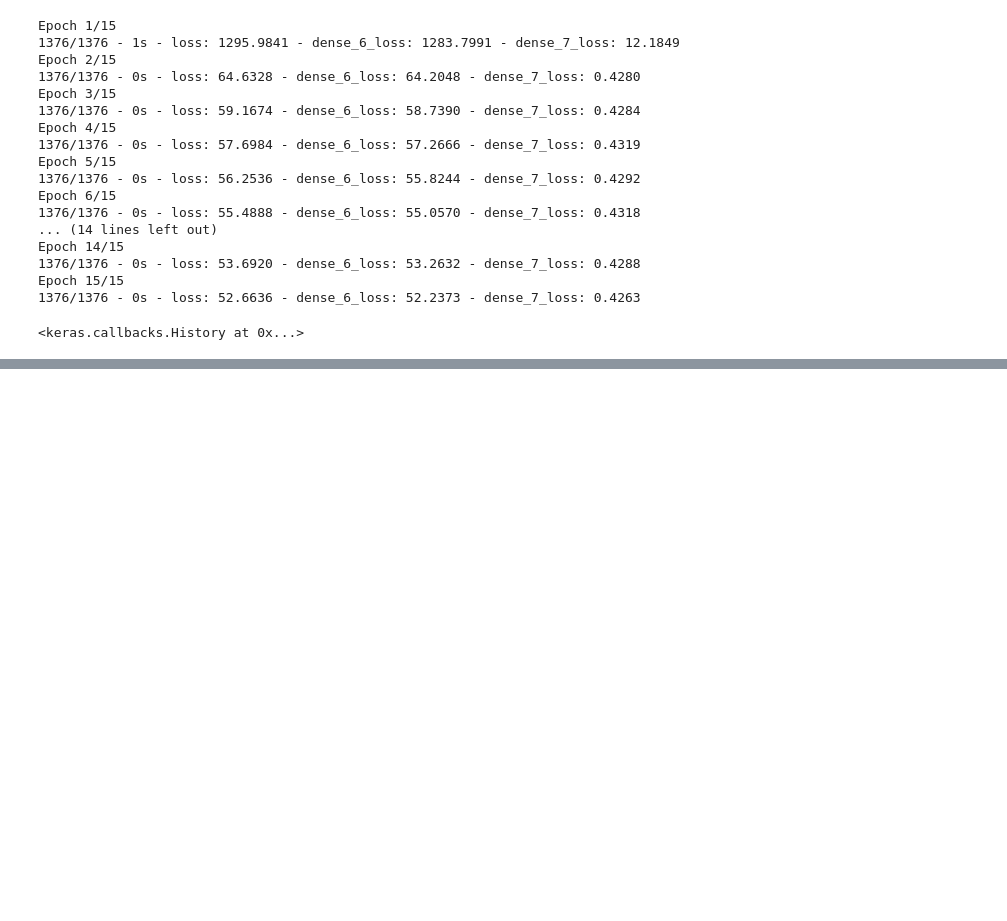
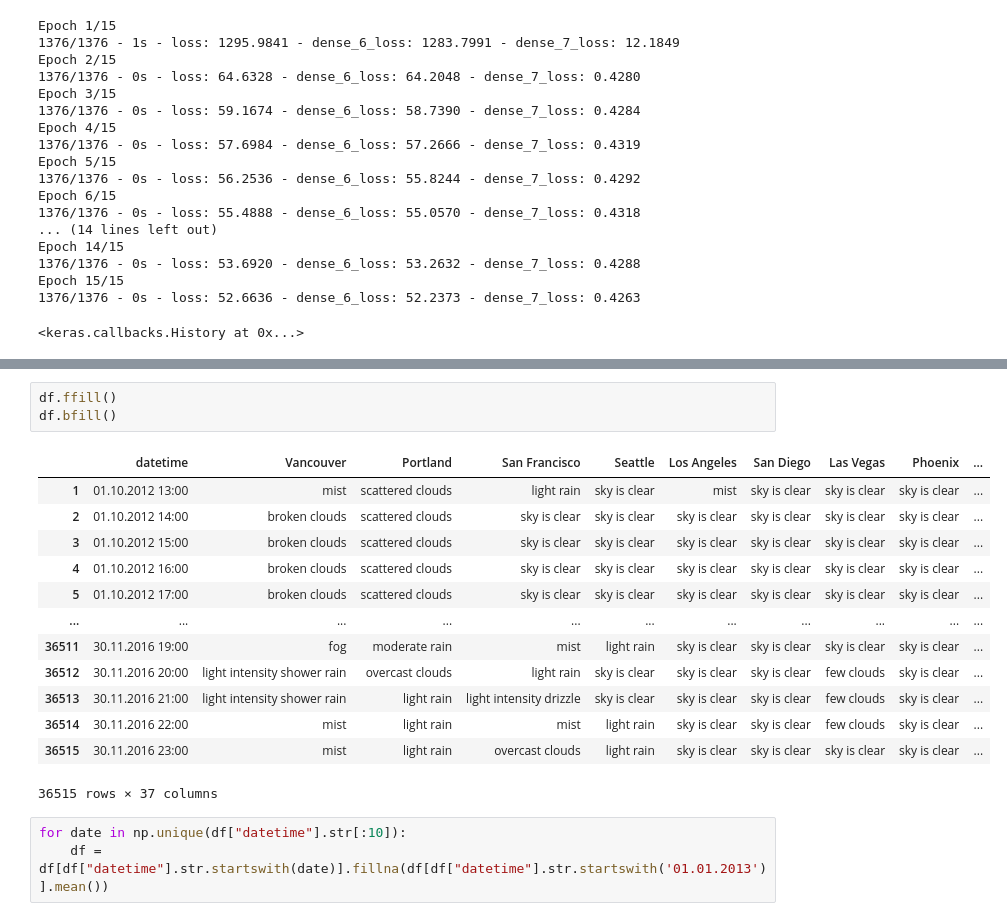
Before and after one commit to Walczi123/Weather_Prediction_Artificial_Neural_Networks_Project_III, a Jupyter notebook: test.ipynb, the cells around one changed output, grey strips where cells are left out. Cells and saved outputs as stored; diff of their text form; blank space fills up the shorter version.

```diff
--- a/test.ipynb
+++ b/test.ipynb
@@ -265,0 +481,20 @@ Epoch 15/15
+# %%
+df.ffill()
+df.bfill()
+# %% [output]
+|  | datetime | Vancouver | Portland | San Francisco | Seattle | Los Angeles | San Diego | Las Vegas | Phoenix | ... |
+| 1 | 01.10.2012 13:00 | mist | scattered clouds | light rain | sky is clear | mist | sky is clear | sky is clear | sky is clear | ... |
+| 2 | 01.10.2012 14:00 | broken clouds | scattered clouds | sky is clear | sky is clear | sky is clear | sky is clear | sky is clear | sky is clear | ... |
+| 3 | 01.10.2012 15:00 | broken clouds | scattered clouds | sky is clear | sky is clear | sky is clear | sky is clear | sky is clear | sky is clear | ... |
+| 4 | 01.10.2012 16:00 | broken clouds | scattered clouds | sky is clear | sky is clear | sky is clear | sky is clear | sky is clear | sky is clear | ... |
+| 5 | 01.10.2012 17:00 | broken clouds | scattered clouds | sky is clear | sky is clear | sky is clear | sky is clear | sky is clear | sky is clear | ... |
+| ... | ... | ... | ... | ... | ... | ... | ... | ... | ... | ... |
+| 36511 | 30.11.2016 19:00 | fog | moderate rain | mist | light rain | sky is clear | sky is clear | sky is clear | sky is clear | ... |
+| 36512 | 30.11.2016 20:00 | light intensity shower rain | overcast clouds | light rain | sky is clear | sky is clear | sky is clear | few clouds | sky is clear | ... |
+| 36513 | 30.11.2016 21:00 | light intensity shower rain | light rain | light intensity drizzle | sky is clear | sky is clear | sky is clear | few clouds | sky is clear | ... |
+| 36514 | 30.11.2016 22:00 | mist | light rain | mist | light rain | sky is clear | sky is clear | few clouds | sky is clear | ... |
+| 36515 | 30.11.2016 23:00 | mist | light rain | overcast clouds | light rain | sky is clear | sky is clear | sky is clear | sky is clear | ... |
+36515 rows × 37 columns
+# %%
+for date in np.unique(df["datetime"].str[:10]):
+    df = df[df["datetime"].str.startswith(date)].fillna(df[df["datetime"].str.startswith('01.01.2013')].mean())
```
Also changed, not shown: parts of 43 cells of this notebook, 1 other file.
